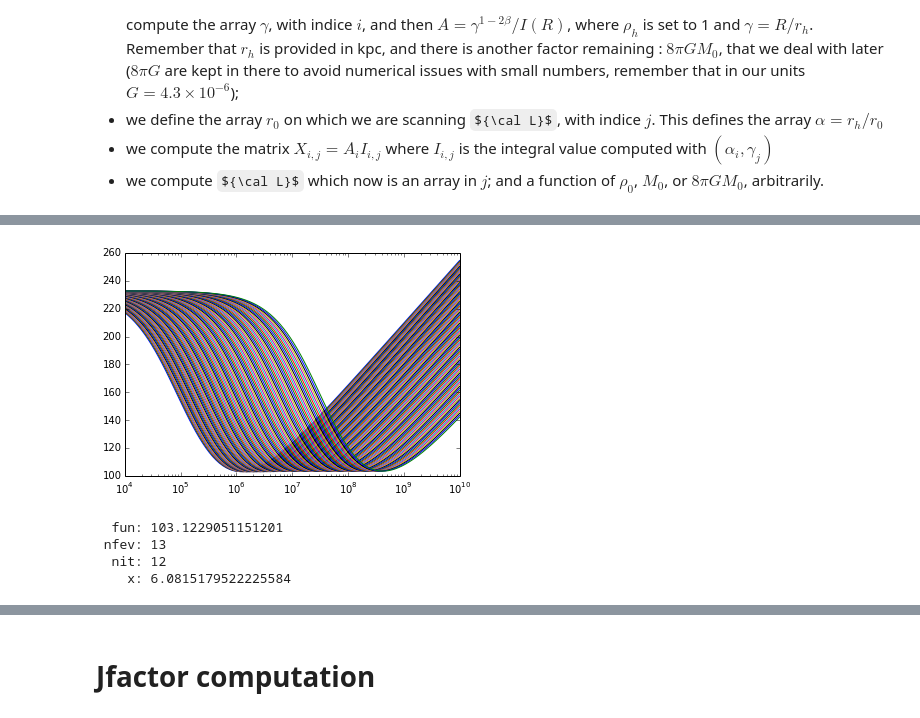
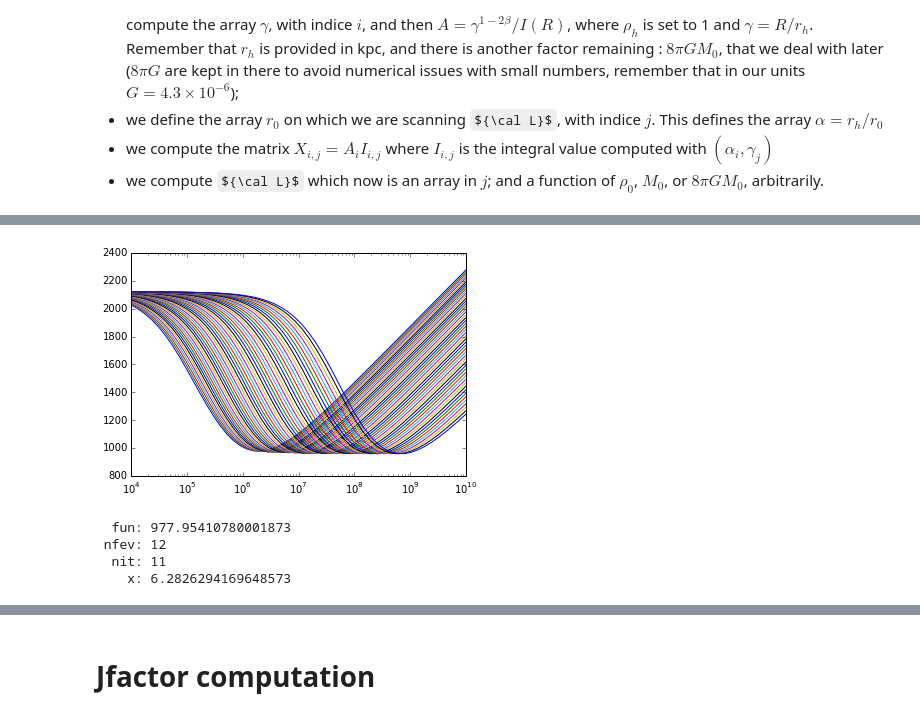
Before and after one commit to achiappo/FRESKA, a Jupyter notebook: spherical_jeans_analysis.ipynb, the cells around one changed output, grey strips where cells are left out. Saved outputs shown, nothing was run; the diff lists cells and outputs as text; code cells hidden in the pictures; some formulas as TeX source.

```diff
--- a/spherical_jeans_analysis.ipynb
+++ b/spherical_jeans_analysis.ipynb
@@ -112,8 +112,8 @@ plt.legend(loc=3)
 One can see in the plot above that the first integrand scales at $\alpha^2$ with $\alpha=r_h/r_0$. This is due to the fact that $M(s)$ goes like $s^2$ at small $s$ for an NFW profile.
 Then the first integrand cuts off at large $y$ with a weak dependency on $\alpha$ :  at large $y$, the integrand goes like $y^{-5}y^{2\beta-2}\log(\alpha x)$ so the numerical integration to infinity should really be well-behaved.
 # %%
-def integral1(ymin,alpha):
-    res,err = quad(integrand1, ymin, +np.inf, args=(alpha) )
+def integral1(ymin,alpha,beta):
+    res,err = quad(integrand1,ymin,+np.inf,args=(alpha,beta))
     return res, err
 
 ymin_array=np.logspace(-4,6,100)
@@ -122,7 +122,7 @@ res_array=np.zeros((100,100))
 err_array=np.zeros((100,100))
 for i,ymin in enumerate(ymin_array):
     for j,alpha in enumerate(alpha_array):
-        res_array[i,j], err_array[i,j]=integral1(ymin,alpha)
+        res_array[i,j], err_array[i,j]=integral1(ymin,alpha,beta)
 # %%
 plt.pcolor(np.log10(ymin_array), np.log10(alpha_array),np.log10(res_array))
 plt.colorbar()
@@ -139,9 +139,9 @@ plt.colorbar()
 <matplotlib.colorbar.Colorbar instance at 0x...>
 [figure]
 # %%
-def integrand2(z, alpha, beta, gamma):
+def integrand2(z,alpha,beta,gamma):
     #gamma=R/rh
     result = (1.-beta/z**2) * z**(1.-2.*beta)/np.sqrt(z*z-1.)
-    res, err = integral1(gamma*z, alpha)
+    res, err = integral1(gamma*z,alpha,beta)
     return result * res
 # %%
@@ -175,7 +175,6 @@ def get_data(gal):
     D         = float(parameters[1][0])           # distance to galaxy in kpc
     rh        = float(parameters[2][0])           # half-light radius
     rt        = float(parameters[3][0])           # tidal radius
-    like_val  = float(parameters[4][0])           # initial (arbitrary) value of the likelihood
     pmin = np.empty([0])
     pmax = np.empty([0])
     for i in range(5,len(data)):
@@ -196,7 +195,7 @@ def get_data(gal):
 
     return x,v,dv,rh,rt,nstars,D,pa
 
-dwarf = 'umaI'
+dwarf = 'dra'
 #mkdir('/home/andrea/Desktop/work/DWARF/Jvalue/output/%s'%dwarf)
 data = get_data(dwarf)
 R=data[0]
@@ -204,5 +203,6 @@ v=data[1]
 dv=data[2]
 rh=data[3]
 D=data[-2]
+Nstars = data[-3]
 u=v.mean()
 dv2 = (v-u)**2
@@ -227,7 +236,7 @@ So the logical sequence would be :
 gamma_array = R/rh
 A_array = gamma_array**(1.-2.*beta)/I(R,rh,1.)
 
-r0_array = np.logspace(np.log10(0.1),np.log10(5.),100)
+r0_array = np.logspace(np.log10(0.1),np.log10(5.),50)
 alpha_array = rh/r0_array
 I_array=np.zeros(shape=(len(A_array),len(r0_array)))
 
@@ -268,28 +277,27 @@ def logLike(M0,j):
     res = (np.log(S) + (v-u)**2/S).sum()
     return res/2.
 # %%
-M0_array = np.logspace(4,10,100)
+M0_array = np.logspace(4,10,50)
 for j,r0 in enumerate(r0_array):
     LL_array = [logLike(M0,j) for M0 in M0_array]
     plt.semilogx(M0_array,LL_array,label=r"$r_0$=%.3f"%r0)
 #plt.ylim(50,400)
 #plt.xlim(10**4,10**15)
 #plt.legend(loc=2,ncol=2)
 # %% [output]
-[figure, old version]
+[figure, new version]
 # %%
 from scipy import optimize as sciopt
 def MinFunc(log10_M0,j):
     return logLike(10**log10_M0,j)
 j=0
-results = sciopt.minimize_scalar(MinFunc, bracket=None, bounds=None,
-                                 args=(j,), method='brent', tol=None, options=None)
+results = sciopt.minimize_scalar(MinFunc,args=(j,))
 print results
 # %% [output]
-  fun: 103.1229051151201
- nfev: 13
-  nit: 12
-    x: 6.0815179522225584
+  fun: 977.95410780001873
+ nfev: 12
+  nit: 11
+    x: 6.2826294169648573
 # %%
 check_x=np.logspace(results['x']-3,results['x']+3,100)
 check_y=[logLike(x,j) for x in check_x]
```
Also changed, not shown: parts of 37 cells of this notebook.
